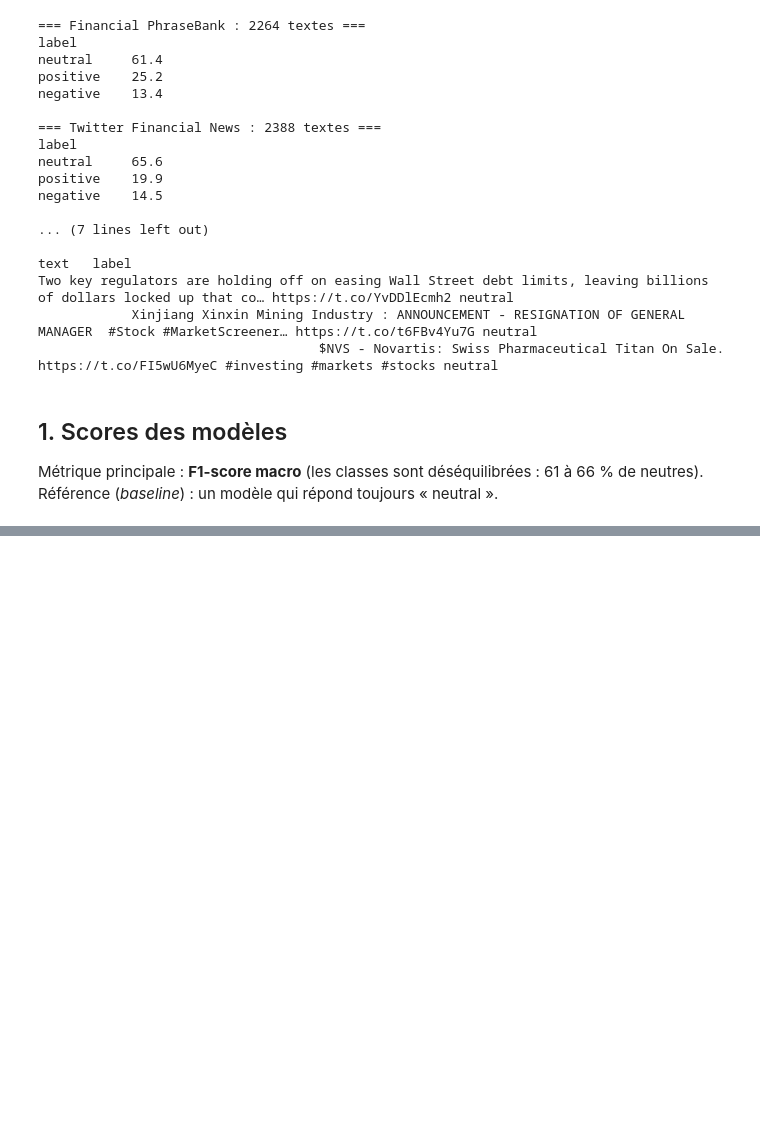
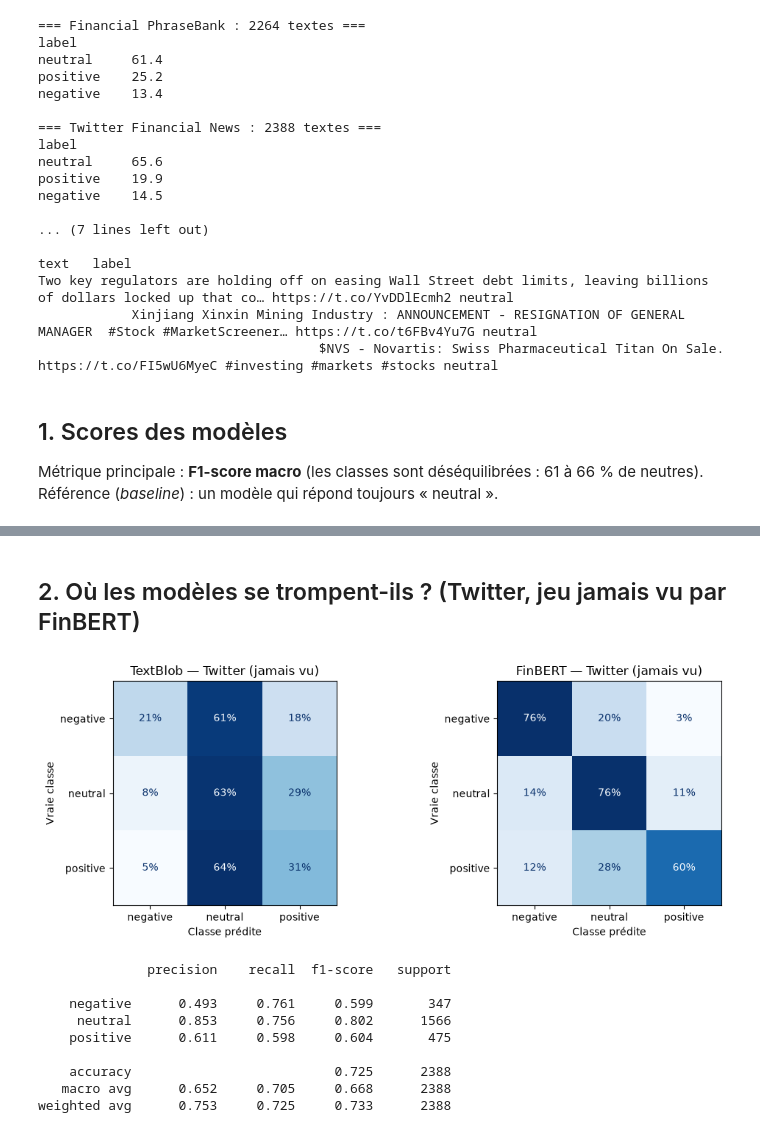
Before and after one commit to louchenilounes/newsmood, a Jupyter notebook: notebooks/02_evaluation.ipynb, the cells around one changed output, grey strips where cells are left out. Saved outputs shown, nothing was run; the diff lists cells and outputs as text; code cells hidden in the pictures; blank space fills up the shorter version.

Commit message:
Save evaluation notebook outputs (scores and confusion matrices)

```diff
--- a/notebooks/02_evaluation.ipynb
+++ b/notebooks/02_evaluation.ipynb
@@ -121,0 +116,32 @@ Twitter - FinBERT : termine en 173 s
+# %% [markdown]
+## 2. Où les modèles se trompent-ils ? (Twitter, jeu jamais vu par FinBERT)
+# %%
+import matplotlib.pyplot as plt
+from sklearn.metrics import ConfusionMatrixDisplay, classification_report
+
+fig, axes = plt.subplots(1, 2, figsize=(11, 4))
+for ax, modele in zip(axes, ["TextBlob", "FinBERT"]):
+    # normalize="true" : chaque ligne = 100 % des textes de cette vraie classe
+    ConfusionMatrixDisplay.from_predictions(
+        tw["label"], tw[f"pred_{modele}"], labels=LABELS,
+        normalize="true", values_format=".0%", cmap="Blues", colorbar=False, ax=ax,
+    )
+    ax.set_title(f"{modele} — Twitter (jamais vu)")
+    ax.set_xlabel("Classe prédite")
+    ax.set_ylabel("Vraie classe")
+plt.tight_layout()
+plt.show()
+
+# Precision, rappel et F1 pour chaque classe (FinBERT)
+print(classification_report(tw["label"], tw["pred_FinBERT"], labels=LABELS, digits=3))
+# %% [output]
+[figure, added]
+              precision    recall  f1-score   support
+
+    negative      0.493     0.761     0.599       347
+     neutral      0.853     0.756     0.802      1566
+    positive      0.611     0.598     0.604       475
+
+    accuracy                          0.725      2388
+   macro avg      0.652     0.705     0.668      2388
+weighted avg      0.753     0.725     0.733      2388
```
Also changed, not shown: parts of 4 cells of this notebook.
